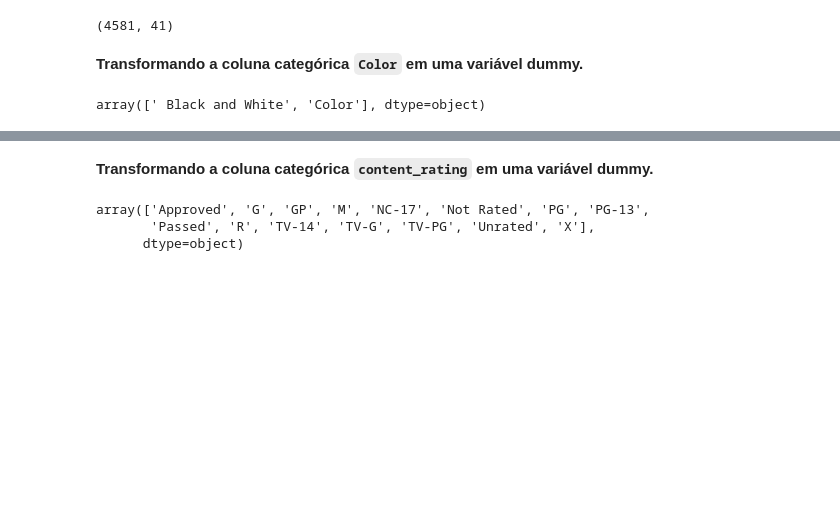
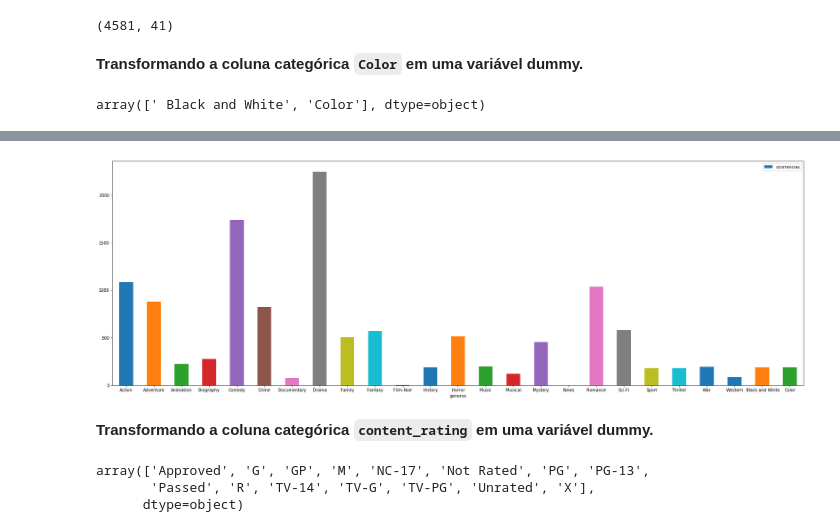
Before and after one commit to Machine-Learning-FGA/imdb_movie_dataset, a Jupyter notebook: pre_processing.ipynb, the cells around one changed output, grey strips where cells are left out. Cells and saved outputs as stored; diff of their text form; code cells hidden in the pictures; blank space fills up the shorter version.

Commit message:
Create genres visualization

```diff
--- a/pre_processing.ipynb
+++ b/pre_processing.ipynb
@@ -230,6 +230,94 @@ df4.head()
 | 2 | Color | Sam Mendes | 602.0 | 148.0 | Rory Kinnear | Action|Adventure|Thriller | Christoph Waltz | ... |
 | 3 | Color | Christopher Nolan | 813.0 | 164.0 | Christian Bale | Action|Thriller | Tom Hardy | ... |
 | 5 | Color | Andrew Stanton | 462.0 | 132.0 | Samantha Morton | Action|Adventure|Sci-Fi | Daryl Sabara | ... |
+# %%
+cols=[0,1,2,3,4,5,6,7,8,9,10,11,12,13,14,15,17]
+df4.drop(df4.columns[cols],axis=1,inplace=True)
+list1 =[]
+list2 =[]
+zero , oneAction = df4[str(df4.columns[1])].value_counts()
+list1.append(oneAction)
+
+zero , oneAdventure = df4[str(df4.columns[2])].value_counts()
+list1.append(oneAdventure)
+
+zero , oneAnimation = df4[str(df4.columns[3])].value_counts()
+list1.append(oneAnimation)
+
+zero , oneBiography = df4[str(df4.columns[4])].value_counts()
+list1.append(oneBiography)
+
+zero , oneComedy = df4[str(df4.columns[5])].value_counts()
+list1.append(oneComedy)
+
+zero , oneCrime = df4[str(df4.columns[6])].value_counts()
+list1.append(oneCrime)
+
+zero , oneDocumentary = df4[str(df4.columns[7])].value_counts()
+list1.append(oneDocumentary)
+
+zero , oneDrama = df4[str(df4.columns[8])].value_counts()
+list1.append(oneDrama)
+
+zero , oneFamily = df4[str(df4.columns[9])].value_counts()
+list1.append(oneFamily)
+
+zero , oneFantasy = df4[str(df4.columns[10])].value_counts()
+list1.append(oneFantasy)
+
+zero , oneFilmNoir = df4[str(df4.columns[11])].value_counts()
+list1.append(oneFilmNoir)
+
+zero , oneHistory = df4[str(df4.columns[12])].value_counts()
+list1.append(oneHistory)
+
+zero , oneHorror = df4[str(df4.columns[13])].value_counts()
+list1.append(oneHorror)
+
+
+zero , oneMusic = df4[str(df4.columns[14])].value_counts()
+list1.append(oneMusic)
+
+
+zero , oneMusical = df4[str(df4.columns[15])].value_counts()
+list1.append(oneMusical)
+
+zero , oneMystery= df4[str(df4.columns[16])].value_counts()
+list1.append(oneMystery)
+
+zero , oneNews = df4[str(df4.columns[17])].value_counts()
+list1.append(oneNews)
+
+zero , oneRomance = df4[str(df4.columns[18])].value_counts()
+list1.append(oneRomance)
+
+zero , oneScify = df4[str(df4.columns[19])].value_counts()
+list1.append(oneScify)
+zero , oneSport = df4[str(df4.columns[20])].value_counts()
+list1.append(oneSport)
+
+zero , oneThriller = df4[str(df4.columns[21])].value_counts()
+list1.append(oneSport)
+
+zero , oneWar = df4[str(df4.columns[22])].value_counts()
+list1.append(oneWar)
+
+zero , oneWestern = df4[str(df4.columns[23])].value_counts()
+list1.append(oneWestern)
+
+zero , oneBlcakAndWhite = df4[str(df4.columns[24])].value_counts()
+list1.append(oneBlcakAndWhite)
+
+zero , color = df4[str(df4.columns[25])].value_counts()
+list1.append(color)
+
+for i in range(1,26):
+    list2.append(str(df4.columns[i]))
+
+df = pd.DataFrame({'generos':list2, 'ocorrencias':list1})
+ax = df.plot.bar(x='generos', y='ocorrencias', rot=0,figsize=(30,10))
+# %% [output]
+[figure, added]
 # %% [markdown]
 **Transformando a coluna categórica `content_rating` em uma variável dummy.**
 # %%
```
Also changed, not shown: parts of 1 cell of this notebook.
